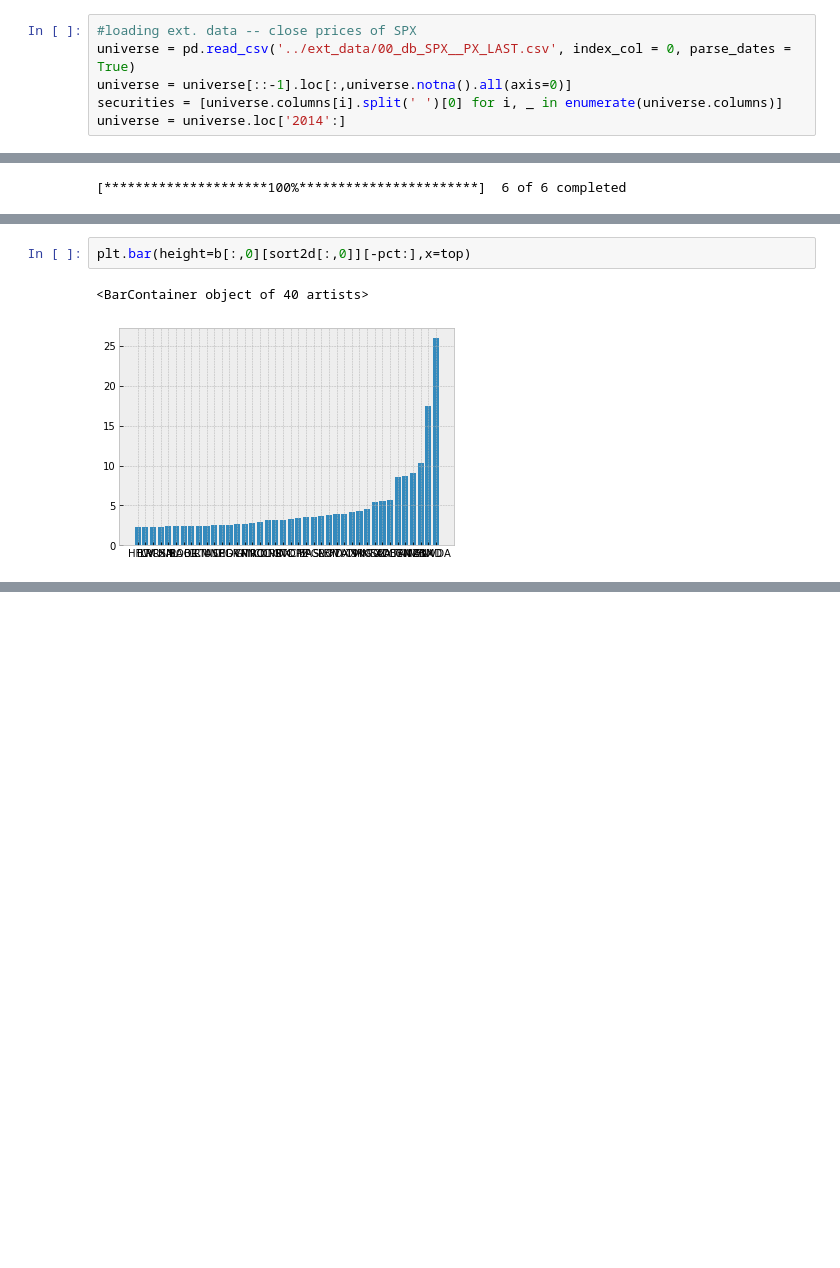
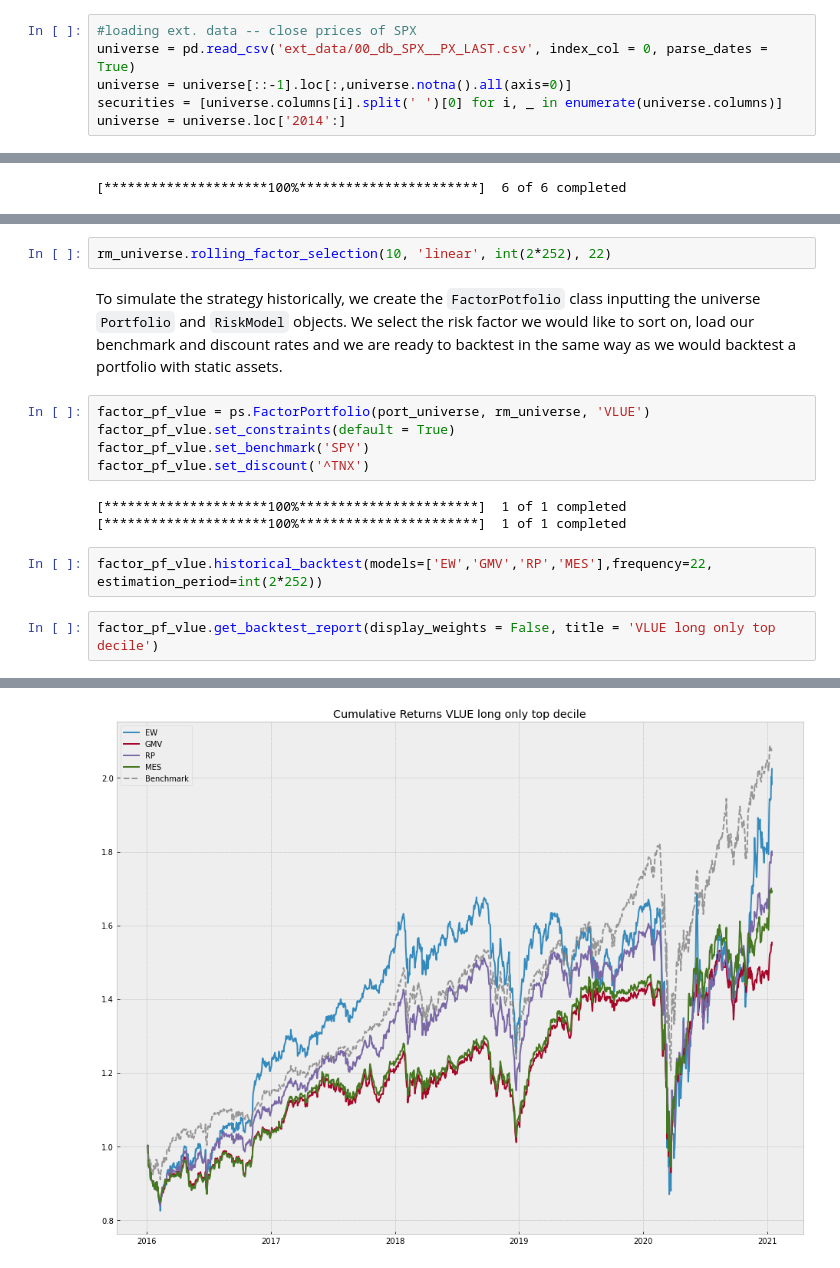
Before and after one commit to matus-jan-lavko/portfolio_swissknife, a Jupyter notebook: examples/02_portfolio_construction.ipynb, the cells around one changed output, grey strips where cells are left out. Cells and saved outputs as stored; diff of their text form; blank space fills up the shorter version.

```diff
--- a/examples/02_portfolio_construction.ipynb
+++ b/examples/02_portfolio_construction.ipynb
@@ -15,6 +23,6 @@ from portfolio_swissknife import risk_model as rm
 # %%
 #loading ext. data -- close prices of SPX
-universe = pd.read_csv('../ext_data/00_db_SPX__PX_LAST.csv', index_col = 0, parse_dates = True)
+universe = pd.read_csv('ext_data/00_db_SPX__PX_LAST.csv', index_col = 0, parse_dates = True)
 universe = universe[::-1].loc[:,universe.notna().all(axis=0)]
 securities = [universe.columns[i].split(' ')[0] for i, _ in enumerate(universe.columns)]
 universe = universe.loc['2014':]
@@ -58,5 +40,17 @@ plt.bar(height=b[:,0][sort2d[:,0]][:pct],x=bottom)
-# %%
-plt.bar(height=b[:,0][sort2d[:,0]][-pct:],x=top)
-# %% [output]
-<BarContainer object of 40 artists>
-[figure, removed]
+# %%
+rm_universe.rolling_factor_selection(10, 'linear', int(2*252), 22)
+# %% [markdown]
+To simulate the strategy historically, we create the `FactorPotfolio` class inputting the universe `Portfolio` and `RiskModel` objects. We select the risk factor we would like to sort on, load our benchmark and discount rates and we are ready to backtest in the same way as we would backtest a portfolio with static assets.
+# %%
+factor_pf_vlue = ps.FactorPortfolio(port_universe, rm_universe, 'VLUE')
+factor_pf_vlue.set_constraints(default = True)
+factor_pf_vlue.set_benchmark('SPY')
+factor_pf_vlue.set_discount('^TNX')
+# %% [output]
+[*********************100%***********************]  1 of 1 completed
+[*********************100%***********************]  1 of 1 completed
+# %%
+factor_pf_vlue.historical_backtest(models=['EW','GMV','RP','MES'],frequency=22, estimation_period=int(2*252))
+# %%
+factor_pf_vlue.get_backtest_report(display_weights = False, title = 'VLUE long only top decile')
+# %% [output]
@@ -62,0 +72 @@ plt.bar(height=b[:,0][sort2d[:,0]][-pct:],x=top)
+[figure, added]
```
Also changed, not shown: parts of 16 cells of this notebook, 7 other files.
